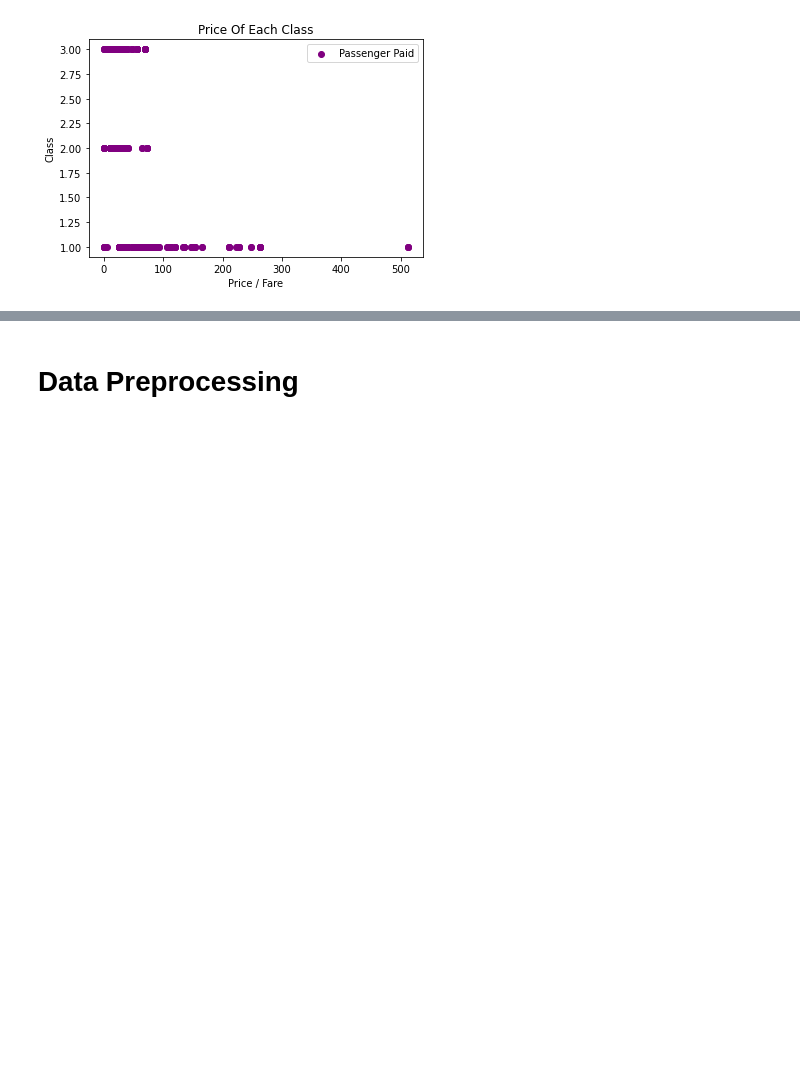
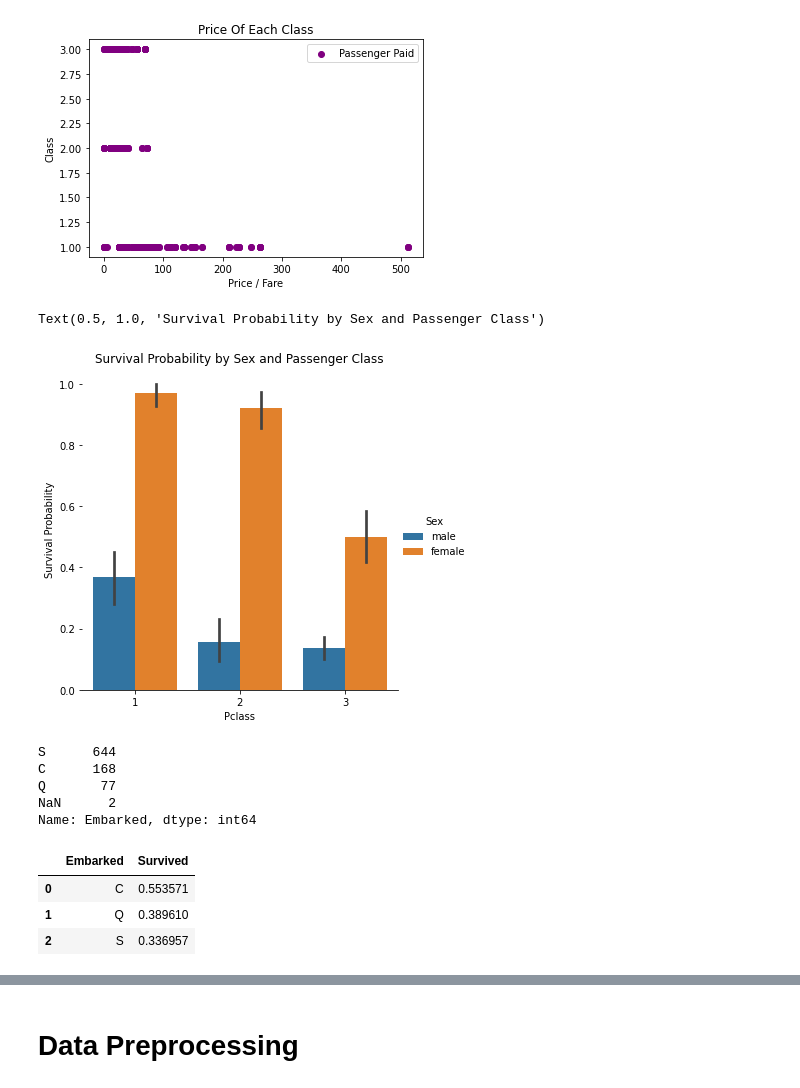
Before and after one commit to jayaemekar/Appiled-Machine-Learning, a Jupyter notebook: EXAM_TITANIC_NextSteps.ipynb, the cells around one changed output, grey strips where cells are left out. Cells and saved outputs as stored; diff of their text form; code cells hidden in the pictures; blank space fills up the shorter version.

```diff
--- a/EXAM_TITANIC_NextSteps.ipynb
+++ b/EXAM_TITANIC_NextSteps.ipynb
@@ -233,3 +245,33 @@ plt.legend()
 plt.show()
 # %% [output]
 [figure]
+# %%
+# Survival by gender and passenger class
+g = sns.factorplot(x = 'Pclass', y = 'Survived', hue = 'Sex', data = titanic, kind = 'bar')
+g.despine(left = True)
+plt.ylabel('Survival Probability')
+plt.title('Survival Probability by Sex and Passenger Class')
+# %% [output]
+Text(0.5, 1.0, 'Survival Probability by Sex and Passenger Class')
+[figure, added]
+# %%
+# Value counts of the Embarked column
+
+titanic['Embarked'].value_counts(dropna = False)
+
+# Comment: Two missing values in the Embarked column
+# %% [output]
+S      644
+C      168
+Q       77
+NaN      2
+Name: Embarked, dtype: int64
+# %%
+# Mean of survival by point of embarkation
+
+titanic[['Embarked', 'Survived']].groupby(['Embarked'], as_index = False).mean().sort_values(by = 'Survived', ascending = False)
+# %% [output]
+|  | Embarked | Survived |
+| 0 | C | 0.553571 |
+| 1 | Q | 0.389610 |
+| 2 | S | 0.336957 |
```
Also changed, not shown: parts of 17 cells of this notebook.
